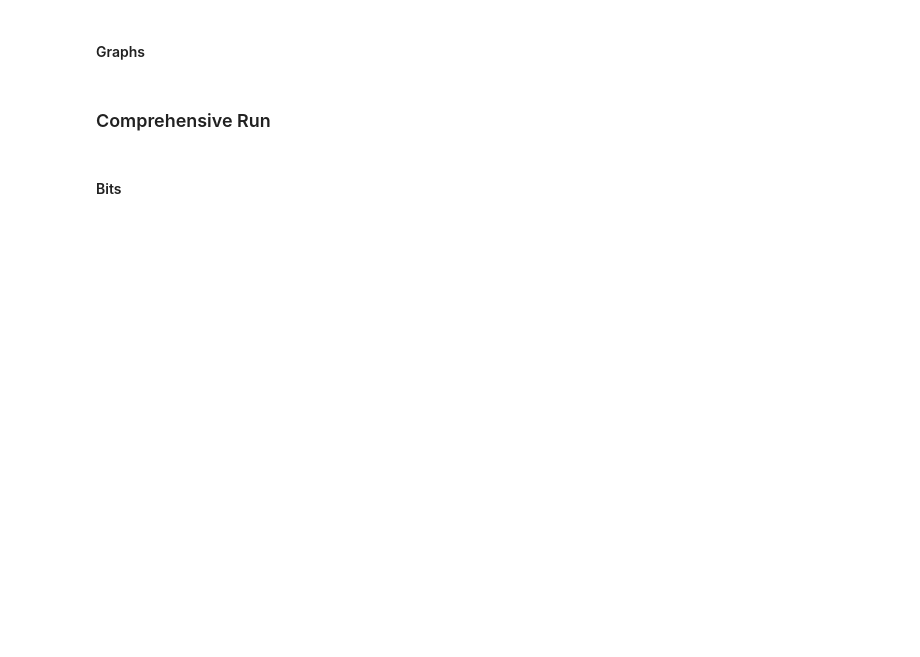
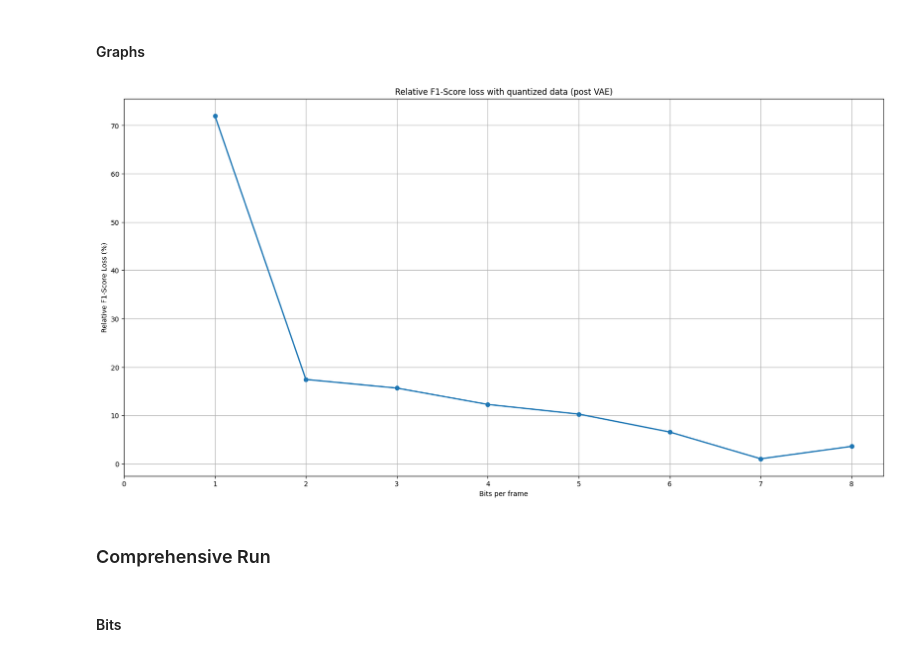
Before and after one commit to PolCeru/CSI-Compression, a Jupyter notebook: presence/VAE/VAE_PCA_compression_presence.ipynb, the cells around one changed output. Saved outputs shown, nothing was run; the diff lists cells and outputs as text; code cells hidden in the pictures; blank space fills up the shorter version.

```diff
--- a/presence/VAE/VAE_PCA_compression_presence.ipynb
+++ b/presence/VAE/VAE_PCA_compression_presence.ipynb
@@ -1933,7 +1939,7 @@ for num_levels in levels:
 
     print (f"DF_QUANTIZED")
     df_test_indices = pd.DataFrame(test_indices, columns=csi_subcarriers)
-    QT_feature, QT_frame, QT_window_feature, QT_window, QT_total = bits_needed(df_test_indices, num_levels, verbose=True)
+    QT_feature, QT_frame, QT_window_feature, QT_window, QT_total = bits_needed(df_test_indices, window_size, num_levels, verbose=True)
 
     train_qntz_data =tf.convert_to_tensor(df_train_quantized.to_numpy(), dtype=tf.float32)
     test_qntz_data = tf.convert_to_tensor(df_test_quantized.to_numpy(), dtype=tf.float32)
@@ -2075,7 +2118,7 @@ for lvl in levels:
    test_quantized = apply_existing_vector_quantization(data_test, codebook)
 
    df_test_quantized = pd.DataFrame(test_quantized, columns=['centroid_num'])
-   QT_feature, QT_frame, QT_window_feature, QT_window, QT_total = bits_needed(df_test_quantized, lvl, verbose=True)
+   QT_feature, QT_frame, QT_window_feature, QT_window, QT_total = bits_needed(df_test_quantized, window_size, lvl, verbose=True)
 
    train_quantized = get_quantized_data(train_quantized, codebook)
    test_quantized = get_quantized_data(test_quantized, codebook)
@@ -2140,15 +2201,17 @@ df_VAE_f1_bits.to_csv(f'./results_csv/VQ/VAE_results.csv', index=False)
 # %%
 df_VAE_f1_bits = pd.read_csv(f'./results_csv/VQ/VAE_results.csv')
 
 plt.figure(figsize=(20, 10))
 plt.plot(df_VAE_f1_bits['QT_frame'], df_VAE_f1_bits['f1_loss'], marker='o', linewidth=2)
 plt.title('Relative F1-Score loss with quantized data (post VAE)')
 plt.xlabel('Bits per frame')
-plt.xticks(np.arange(0, 7, 1))
+plt.xticks(np.arange(0, 9, 1))
 plt.ylabel('Relative F1-Score Loss (%)')
 plt.grid()
 plt.savefig(os.path.join('results_graphs/VQ/accuracy-bit_POST-VAE[BxF].png'))
 plt.show()
+# %% [output]
+[figure, added]
 # %%
 df_VAE_f1_bits = pd.read_csv(f'./results_csv/VQ/VAE_results.csv')
 
```
Also changed, not shown: parts of 17 cells of this notebook.
